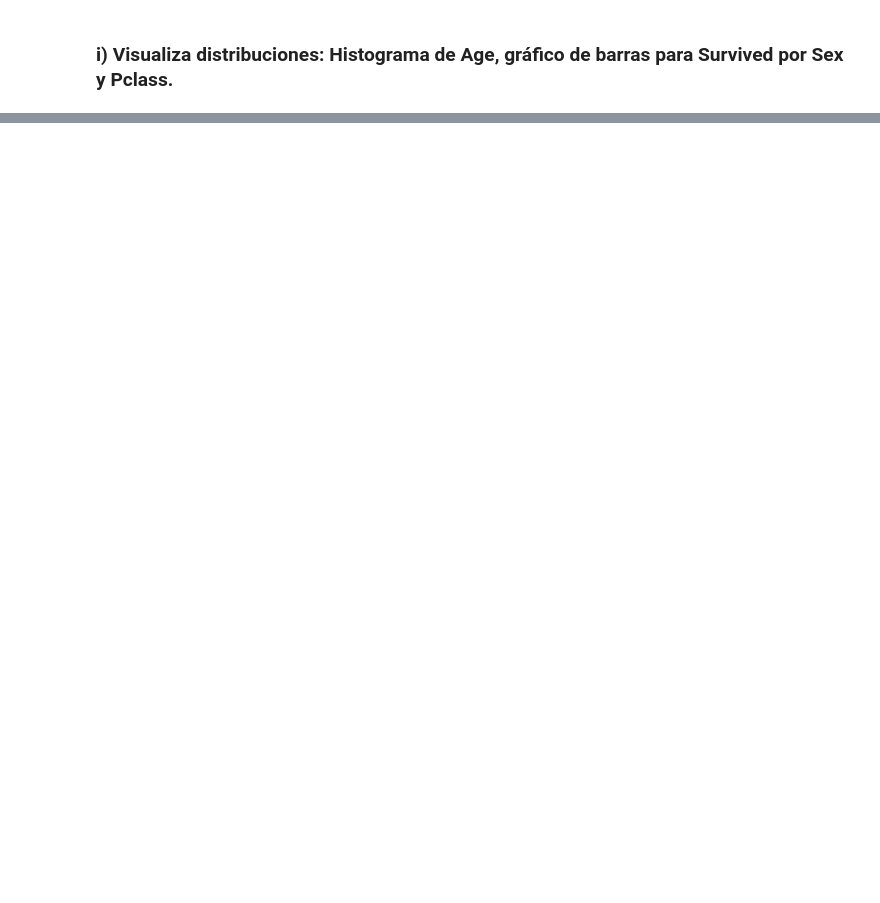
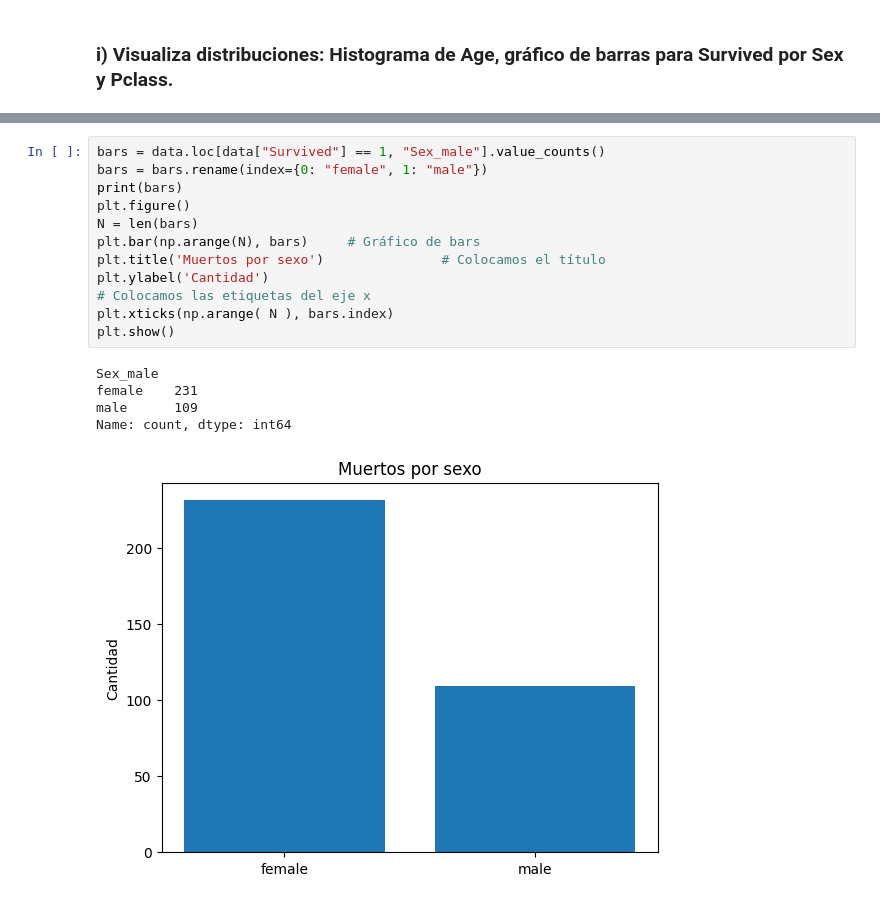
Before and after one commit to gonblas/deep-learning-unlp, a Jupyter notebook: Practicas/p1/dataset-titanic.ipynb, the cells around one changed output, grey strips where cells are left out. Cells and saved outputs as stored; diff of their text form; blank space fills up the shorter version.

```diff
--- a/Practicas/p1/dataset-titanic.ipynb
+++ b/Practicas/p1/dataset-titanic.ipynb
@@ -69,0 +239,18 @@ Realice las siguientes tareas para preparar el dataset para que pueda ser utiliz
+# %%
+bars = data.loc[data["Survived"] == 1, "Sex_male"].value_counts()
+bars = bars.rename(index={0: "female", 1: "male"})
+print(bars)
+plt.figure()
+N = len(bars)
+plt.bar(np.arange(N), bars)  	# Gráfico de bars
+plt.title('Muertos por sexo')      			# Colocamos el título
+plt.ylabel('Cantidad')
+# Colocamos las etiquetas del eje x
+plt.xticks(np.arange( N ), bars.index)
+plt.show()
+# %% [output]
+Sex_male
+female    231
+male      109
+Name: count, dtype: int64
+[figure, added]
```
Also changed, not shown: parts of 24 cells of this notebook, 7 other files.
